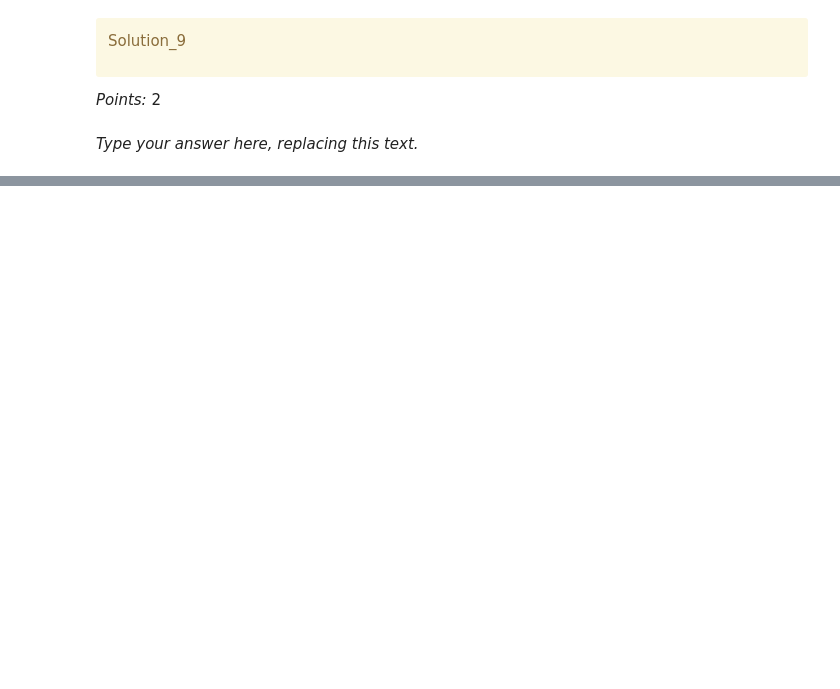
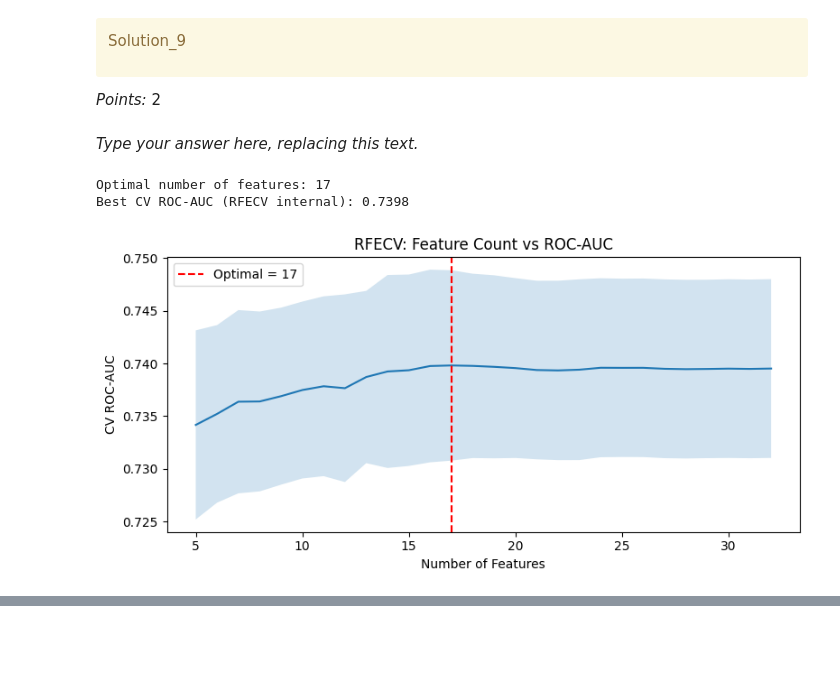
Before and after one commit to moraesand/hw5_cpsc330, a Jupyter notebook: hw5.ipynb, the cells around one changed output, grey strips where cells are left out. Saved outputs shown, nothing was run; the diff lists cells and outputs as text; code cells hidden in the pictures; blank space fills up the shorter version.

```diff
--- a/hw5.ipynb
+++ b/hw5.ipynb
@@ -648,0 +700,20 @@ _Type your answer here, replacing this text._
+# %%
+# Examine top logistic regression coefficients
+lr_pipe.fit(X_train_features, y_train)
+
+# Get feature names from preprocessor
+ohe_feat = (lr_pipe.named_steps['columntransformer']
+                .named_transformers_['cat']
+                .named_steps['ohe']
+                .get_feature_names_out(cate_feat).tolist())
+ord_feat = ordinal_feat.copy()
+all_feature_names = numeric_feat + ohe_feat + ord_feat
+
+coef_df = (pd.DataFrame({
+    "feature": all_feature_names,
+    "coefficient": lr_pipe.named_steps["logisticregression"].coef_[0]
+})
+.sort_values("coefficient", key=lambda s: s.abs(), ascending=False))
+
+print("Top 15 most influential features (Logistic Regression):")
+print(coef_df.head(15).to_string(index=False))
@@ -721,0 +863,49 @@ _Type your answer here, replacing this text._
+# %%
+from sklearn.feature_selection import RFECV
+
+# Build a preprocessor that outputs a dataframe-friendly array first
+preprocessor_for_rfe = ColumnTransformer(transformers=[
+    ('num', numeric_transformer, numeric_feat),
+    ('cat', categorical_transformer, cate_feat),
+    ('ord', ordinal_transformer, ordinal_feat)
+])
+
+# Use a fast LR for RFECV
+lr_for_rfe = LogisticRegression(C=best_C, class_weight='balanced', max_iter=1000, random_state=123)
+
+rfecv = RFECV(
+    estimator=lr_for_rfe,
+    step=1,
+    cv=5,
+    scoring='roc_auc',
+    min_features_to_select=5,
+    n_jobs=-1
+)
+
+rfe_pipe = Pipeline([
+    ('preprocessor', preprocessor_for_rfe),
+    ('rfecv', rfecv)
+])
+
+rfe_pipe.fit(X_train_features, y_train)
+
+print(f"Optimal number of features: {rfecv.n_features_}")
+print(f"Best CV ROC-AUC (RFECV internal): {rfecv.cv_results_['mean_test_score'].max():.4f}")
+
+# Plot number of features vs CV score
+plt.figure(figsize=(8, 4))
+n_feats = range(rfecv.min_features_to_select, len(rfecv.cv_results_['mean_test_score']) + rfecv.min_features_to_select)
+plt.plot(n_feats, rfecv.cv_results_['mean_test_score'])
+plt.fill_between(n_feats,
+                 rfecv.cv_results_['mean_test_score'] - rfecv.cv_results_['std_test_score'],
+                 rfecv.cv_results_['mean_test_score'] + rfecv.cv_results_['std_test_score'],
+                 alpha=0.2)
+plt.xlabel('Number of Features')
+plt.ylabel('CV ROC-AUC')
+plt.title('RFECV: Feature Count vs ROC-AUC')
+plt.axvline(rfecv.n_features_, color='red', linestyle='--', label=f'Optimal = {rfecv.n_features_}')
+plt.legend(); plt.tight_layout(); plt.show()
+# %% [output]
+Optimal number of features: 17
+Best CV ROC-AUC (RFECV internal): 0.7398
+[figure, added]
```
Also changed, not shown: parts of 15 cells of this notebook.
